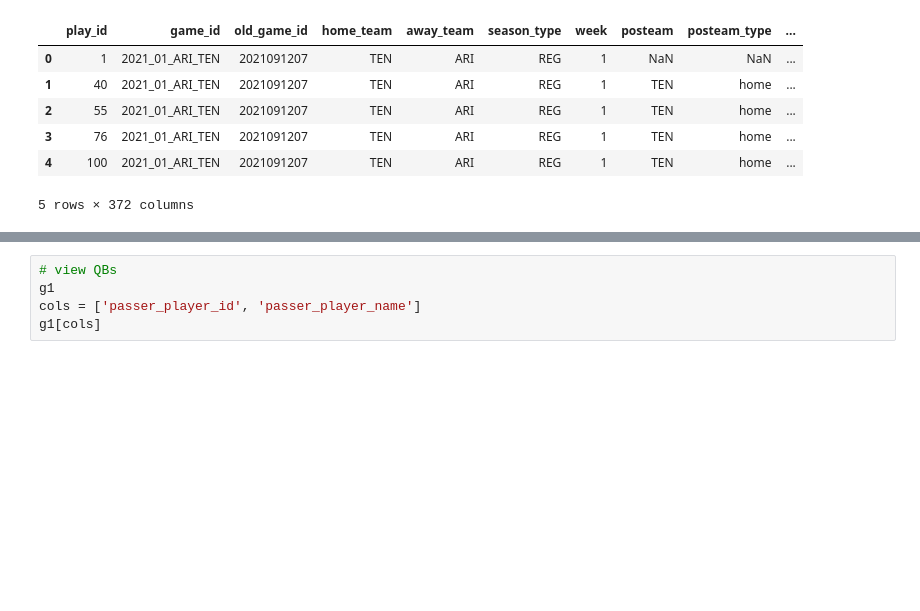
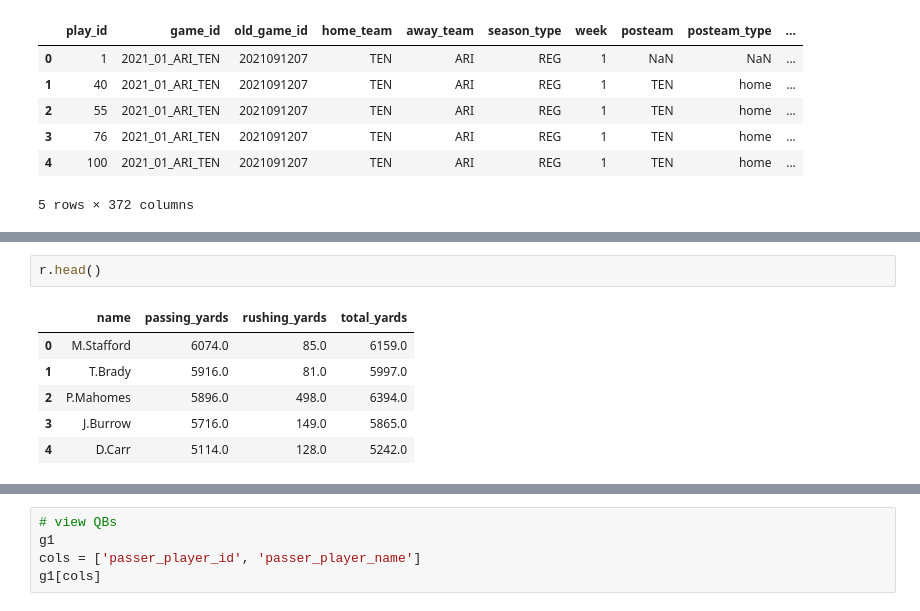
Before and after one commit to stokyv/nfl-utils, a Jupyter notebook: qb-analysis.ipynb, the cells around one changed output, grey strips where cells are left out. Drawn from its saved outputs; the diff is of its cells as text; blank space fills up the shorter version.

```diff
--- a/qb-analysis.ipynb
+++ b/qb-analysis.ipynb
@@ -60,0 +91,9 @@ data.head()
+# %%
+r.head()
+# %% [output]
+|  | name | passing_yards | rushing_yards | total_yards |
+| 0 | M.Stafford | 6074.0 | 85.0 | 6159.0 |
+| 1 | T.Brady | 5916.0 | 81.0 | 5997.0 |
+| 2 | P.Mahomes | 5896.0 | 498.0 | 6394.0 |
+| 3 | J.Burrow | 5716.0 | 149.0 | 5865.0 |
+| 4 | D.Carr | 5114.0 | 128.0 | 5242.0 |
```
Also changed, not shown: parts of 18 cells of this notebook, 3 other files.
